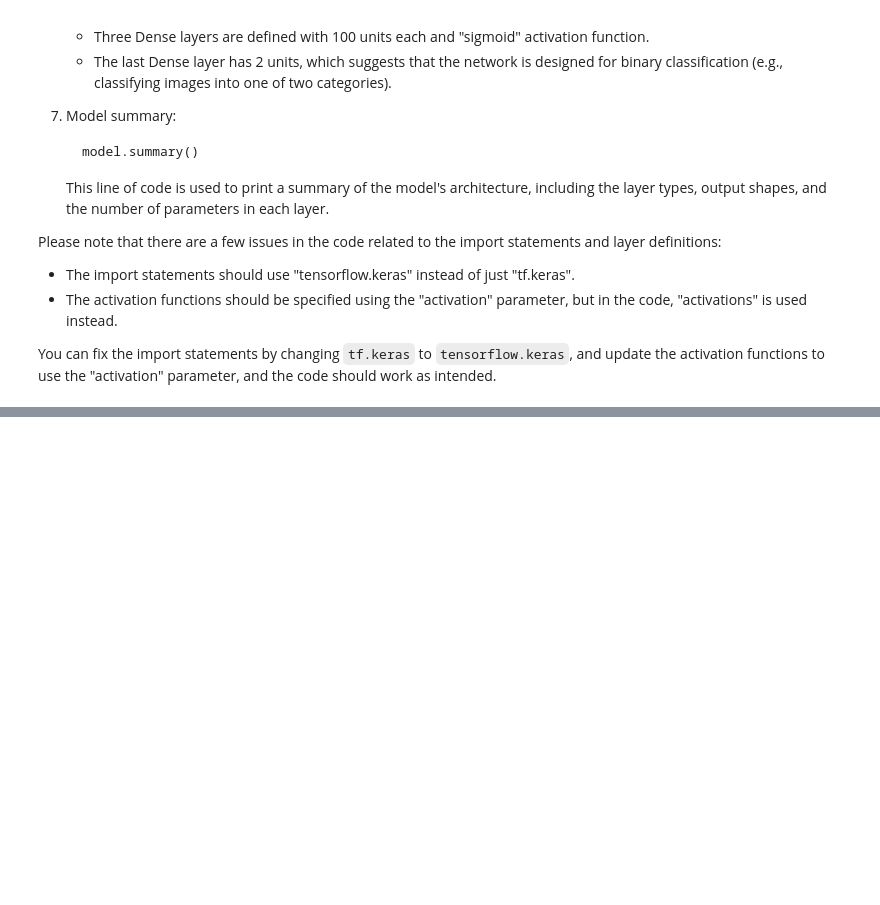
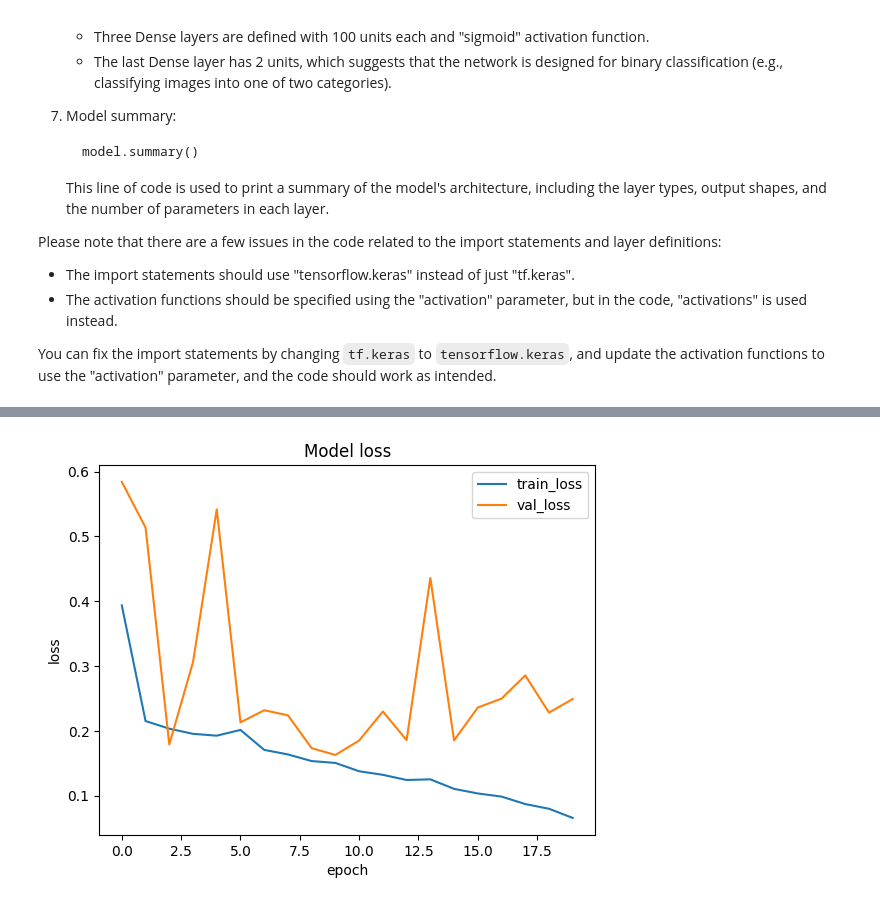
Before and after one commit to Francisroyce/Data-Science-ProjectPortfolio, a Jupyter notebook: Malaria_Diagnosis.ipynb, the cells around one changed output, grey strips where cells are left out. Cells and saved outputs as stored; diff of their text form; code cells hidden in the pictures; blank space fills up the shorter version.

```diff
--- a/Malaria_Diagnosis.ipynb
+++ b/Malaria_Diagnosis.ipynb
@@ -345,0 +403,7 @@ You can fix the import statements by changing `tf.keras` to `tensorflow.keras`,
+# %%
+from tensorflow.keras.optimizers import Adam
+from tensorflow.keras.losses import BinaryCrossentropy
+
+model.compile(optimizer=Adam(learning_rate=0.01),
+              loss=BinaryCrossentropy(),
+              metrics = 'accuracy')
@@ -345,0 +412,25 @@ You can fix the import statements by changing `tf.keras` to `tensorflow.keras`,
+# %%
+from tensorflow.keras.callbacks import Callback
+import time
+
+class TimeHistory(Callback):
+    def on_train_begin(self, logs=None):
+        self.times = []
+
+    def on_epoch_begin(self, epoch, logs=None):
+        self.epoch_start_time = time.time()
+
+    def on_epoch_end(self, epoch, logs=None):
+        epoch_time = time.time() - self.epoch_start_time
+        self.times.append(epoch_time)
+        print(f"Epoch {epoch + 1} took {epoch_time:.2f} seconds")
+
+        # Print the validation loss if available in the logs
+        if logs and 'val_loss' in logs:
+            print(f"Validation Loss: {logs['val_loss']:.4f}")
+
+# Create an instance of the TimeHistory callback
+time_callback = TimeHistory()
+
+# Attach only the time_callback to the model.fit() method (without early stopping)
+history = model.fit(train_dataset, validation_data=val_dataset, epochs=20, verbose=1, callbacks=[time_callback])
@@ -345,0 +475,12 @@ You can fix the import statements by changing `tf.keras` to `tensorflow.keras`,
+# %%
+import matplotlib.pyplot as plt
+
+plt.plot(history.history['loss'])
+plt.plot(history.history['val_loss'])
+plt.title('Model loss')
+plt.ylabel('loss')
+plt.xlabel('epoch')
+plt.legend(['train_loss', 'val_loss'])  # Provide labels as a list
+plt.show()
+# %% [output]
+[figure, added]
```
Also changed, not shown: parts of 22 cells of this notebook.
